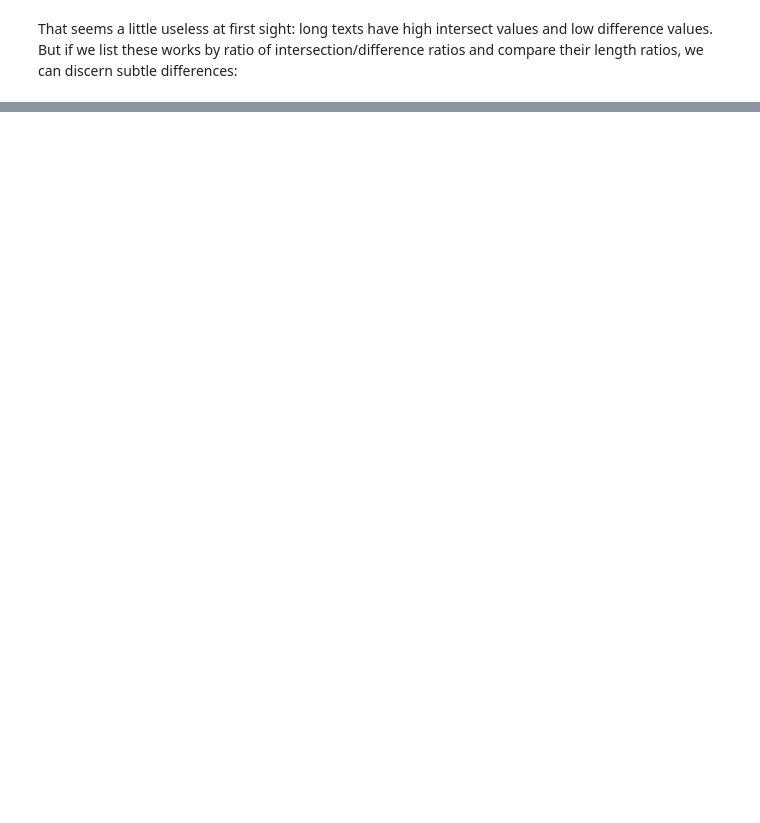
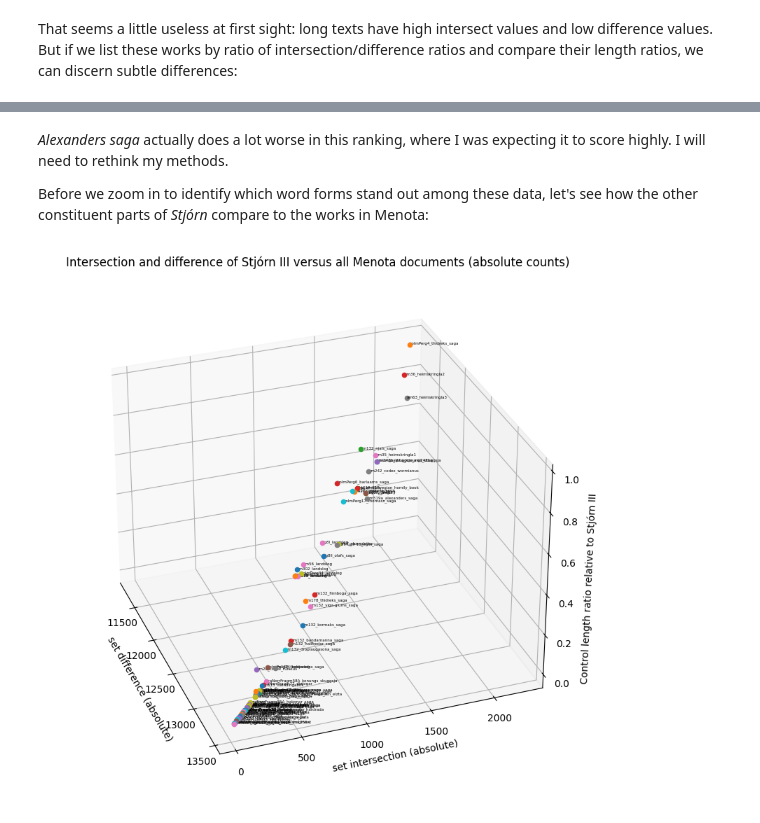
Before and after one commit to langeslag/on-corpus-tools, a Jupyter notebook: stjorn/stylometry.ipynb, the cells around one changed output, grey strips where cells are left out. Saved outputs shown, nothing was run; the diff lists cells and outputs as text; code cells hidden in the pictures; blank space fills up the shorter version.

```diff
--- a/stjorn/stylometry.ipynb
+++ b/stjorn/stylometry.ipynb
@@ -311,0 +380,8 @@ Next, let's investigate which forms stand out.
+# %% [markdown]
+_Alexanders saga_ actually does a lot worse in this ranking, where I was expecting it to score highly. I will need to rethink my methods.
+
+Before we zoom in to identify which word forms stand out among these data, let's see how the other constituent parts of _Stjórn_ compare to the works in Menota:
+# %%
+plot_intersection('stj3')
+# %% [output]
+[figure, added]
```
Also changed, not shown: parts of 32 cells of this notebook, 1 other file.
